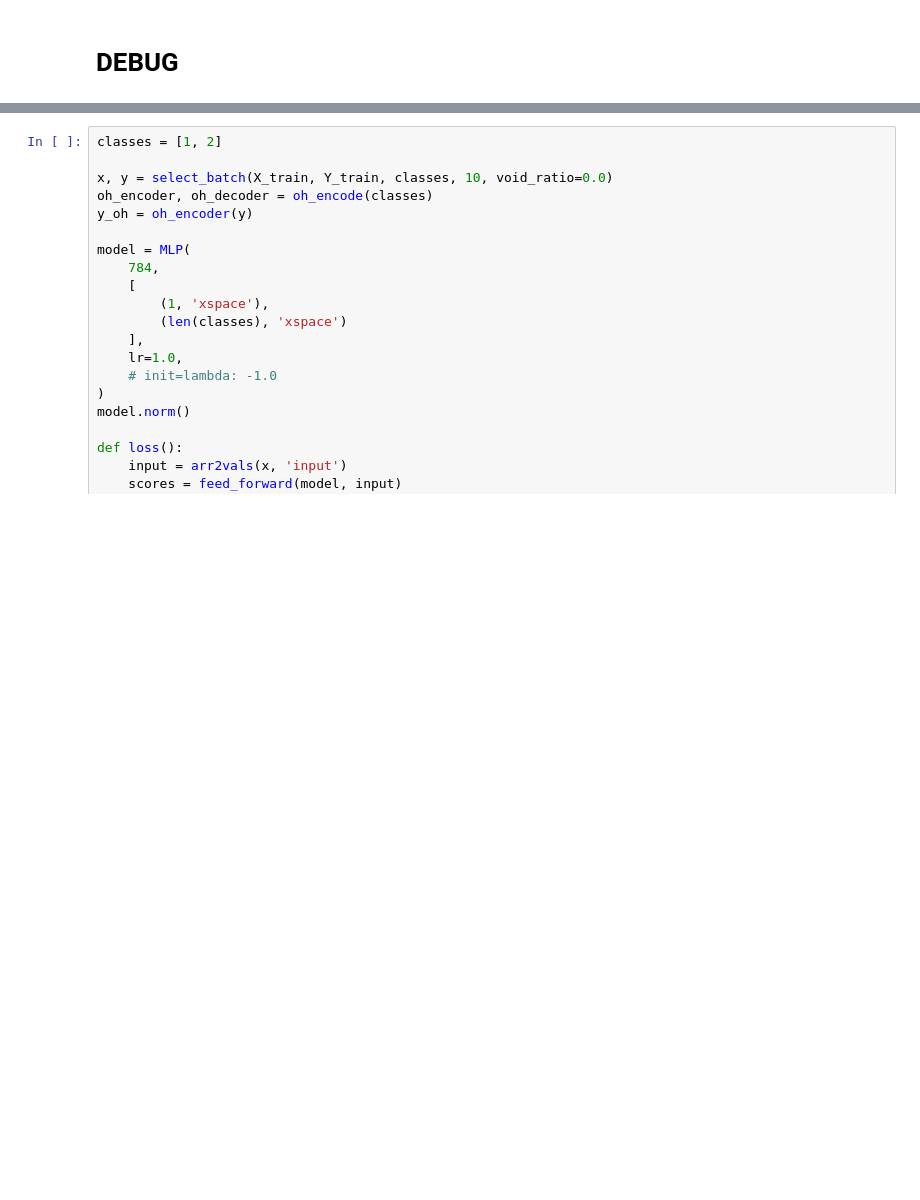
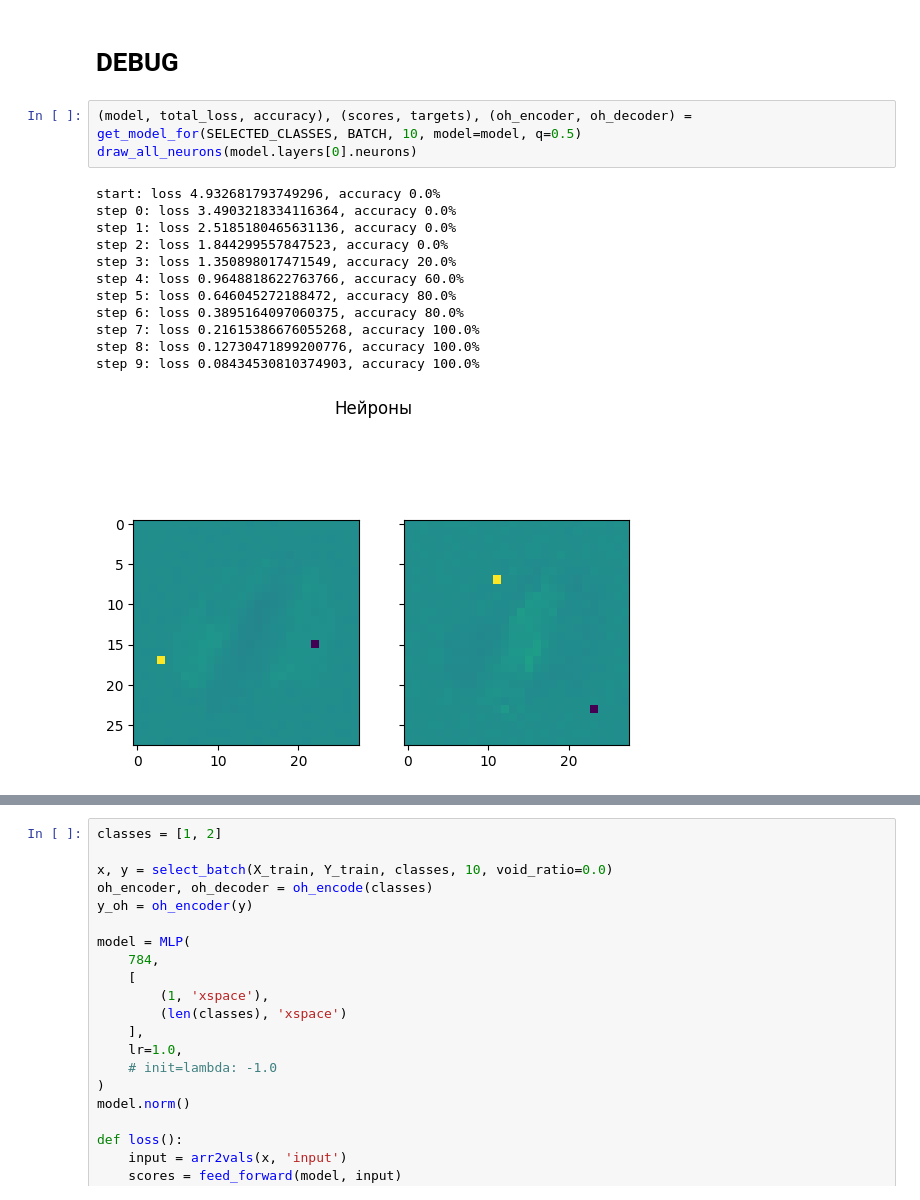
Before and after one commit to AndreyE/micrograd, a Jupyter notebook: mnist.ipynb, the cells around one changed output, grey strips where cells are left out. Saved outputs shown, nothing was run; the diff lists cells and outputs as text; blank space fills up the shorter version.

```diff
--- a/mnist.ipynb
+++ b/mnist.ipynb
@@ -351,2 +346,18 @@ step 9: loss 10.0, accuracy 9.090909090909092%
 # %% [markdown]
 # DEBUG
+# %%
+(model, total_loss, accuracy), (scores, targets), (oh_encoder, oh_decoder) = get_model_for(SELECTED_CLASSES, BATCH, 10, model=model, q=0.5)
+draw_all_neurons(model.layers[0].neurons)
+# %% [output]
+start: loss 4.932681793749296, accuracy 0.0%
+step 0: loss 3.4903218334116364, accuracy 0.0%
+step 1: loss 2.5185180465631136, accuracy 0.0%
+step 2: loss 1.844299557847523, accuracy 0.0%
+step 3: loss 1.350898017471549, accuracy 20.0%
+step 4: loss 0.9648818622763766, accuracy 60.0%
+step 5: loss 0.646045272188472, accuracy 80.0%
+step 6: loss 0.3895164097060375, accuracy 80.0%
+step 7: loss 0.21615386676055268, accuracy 100.0%
+step 8: loss 0.12730471899200776, accuracy 100.0%
+step 9: loss 0.08434530810374903, accuracy 100.0%
+[figure, added]
```
Also changed, not shown: parts of 5 cells of this notebook, 1 other file.
